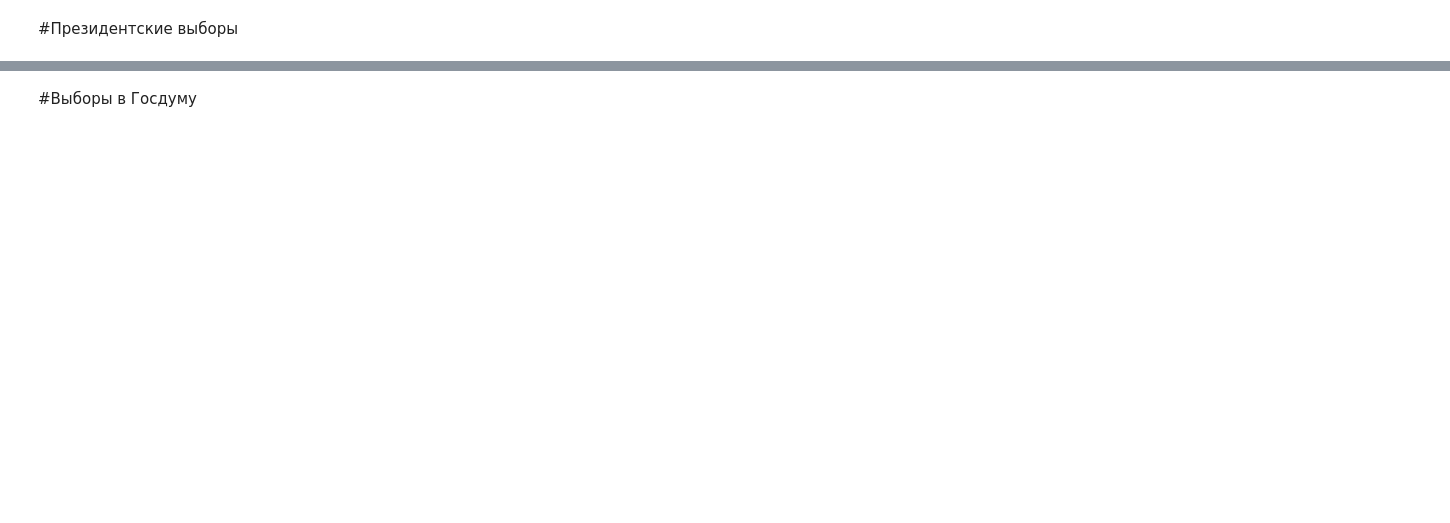
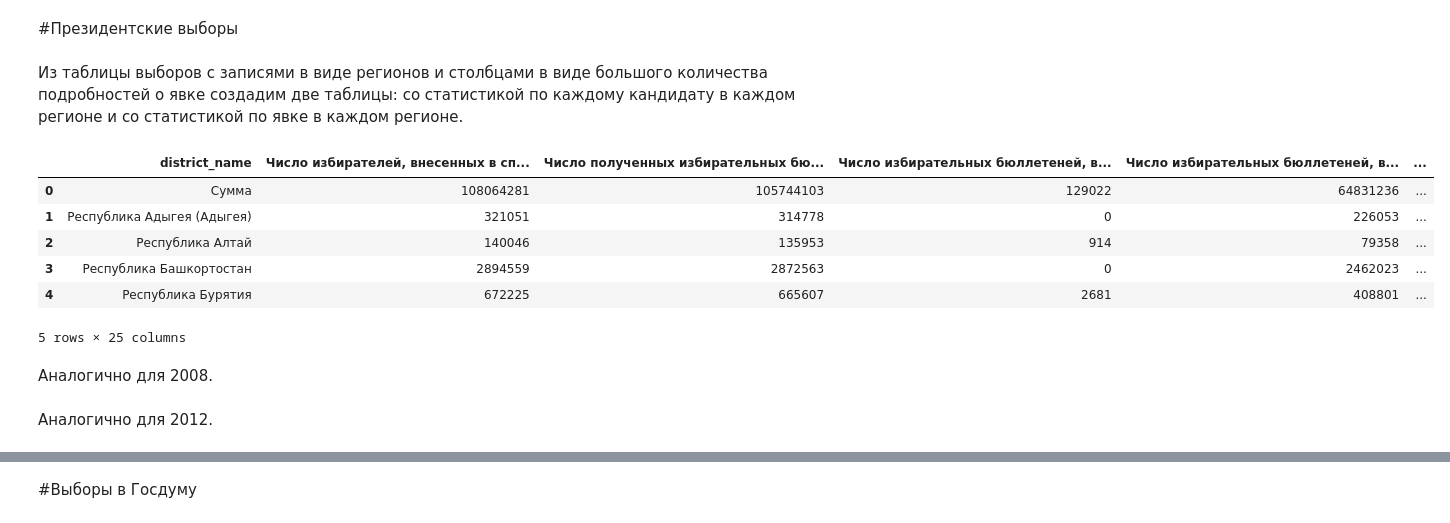
Before and after one commit to kirshchinivan/rf_elections, a Jupyter notebook: database/database.ipynb, the cells around one changed output, grey strips where cells are left out. Drawn from its saved outputs; the diff is of its cells as text; code cells hidden in the pictures; blank space fills up the shorter version.

```diff
--- a/database/database.ipynb
+++ b/database/database.ipynb
@@ -24 +27,14 @@ region_names = {'Сумма': 'Вся Россия',
+# %% [markdown]
+Из таблицы выборов с записями в виде регионов и столбцами в виде большого количества подробностей о явке создадим две таблицы: со статистикой по каждому кандидату в каждом регионе и со статистикой по явке в каждом регионе.
+# %%
+p_elections_2004_alldata = pd.read_csv('Результаты_выборов_президента_2004.csv', sep=';')
+p_elections_2004_alldata.head()
+# %% [output]
+|  | district_name | Число избирателей, внесенных в сп... | Число полученных избирательных бю... | Число избирательных бюллетеней, в... | Число избирательных бюллетеней, в... | ... |
+| 0 | Сумма | 108064281 | 105744103 | 129022 | 64831236 | ... |
+| 1 | Республика Адыгея (Адыгея) | 321051 | 314778 | 0 | 226053 | ... |
+| 2 | Республика Алтай | 140046 | 135953 | 914 | 79358 | ... |
+| 3 | Республика Башкортостан | 2894559 | 2872563 | 0 | 2462023 | ... |
+| 4 | Республика Бурятия | 672225 | 665607 | 2681 | 408801 | ... |
+5 rows × 25 columns
 # %%
@@ -40,6 +55,8 @@ for column in p_elections_2004_alldata.columns[-7:]:
     p_elections_2004_candidate = pd.concat([p_elections_2004_candidate, pd.DataFrame(
         {'region': p_elections_2004_alldata['district_name'], 'candidate': [column] * len(p_elections_2004_alldata),
          'votes': p_elections_2004_alldata[column], 'year': [2004] * len(p_elections_2004_alldata)})])
+# %% [markdown]
+Аналогично для 2008.
 # %%
 p_elections_2008_alldata = pd.read_csv('Результаты_выборов_президента_2008.csv', sep=';')
 p_elections_2008_alldata['district_name'] = p_elections_2008_alldata['district_name'].map(
@@ -59,6 +76,8 @@ for column in p_elections_2008_alldata.columns[-4:]:
     p_elections_2008_candidate = pd.concat([p_elections_2008_candidate, pd.DataFrame(
         {'region': p_elections_2008_alldata['district_name'], 'candidate': [column] * len(p_elections_2008_alldata),
          'votes': p_elections_2008_alldata[column], 'year': [2008] * len(p_elections_2008_alldata)})])
+# %% [markdown]
+Аналогично для 2012.
 # %%
 p_elections_2012_alldata = pd.read_csv('Результаты_выборов_президента_2012.csv', sep=';')
 p_elections_2012_alldata['district name'] = p_elections_2012_alldata['district name'].map(
```
Also changed, not shown: parts of 24 cells of this notebook, 1 other file.
